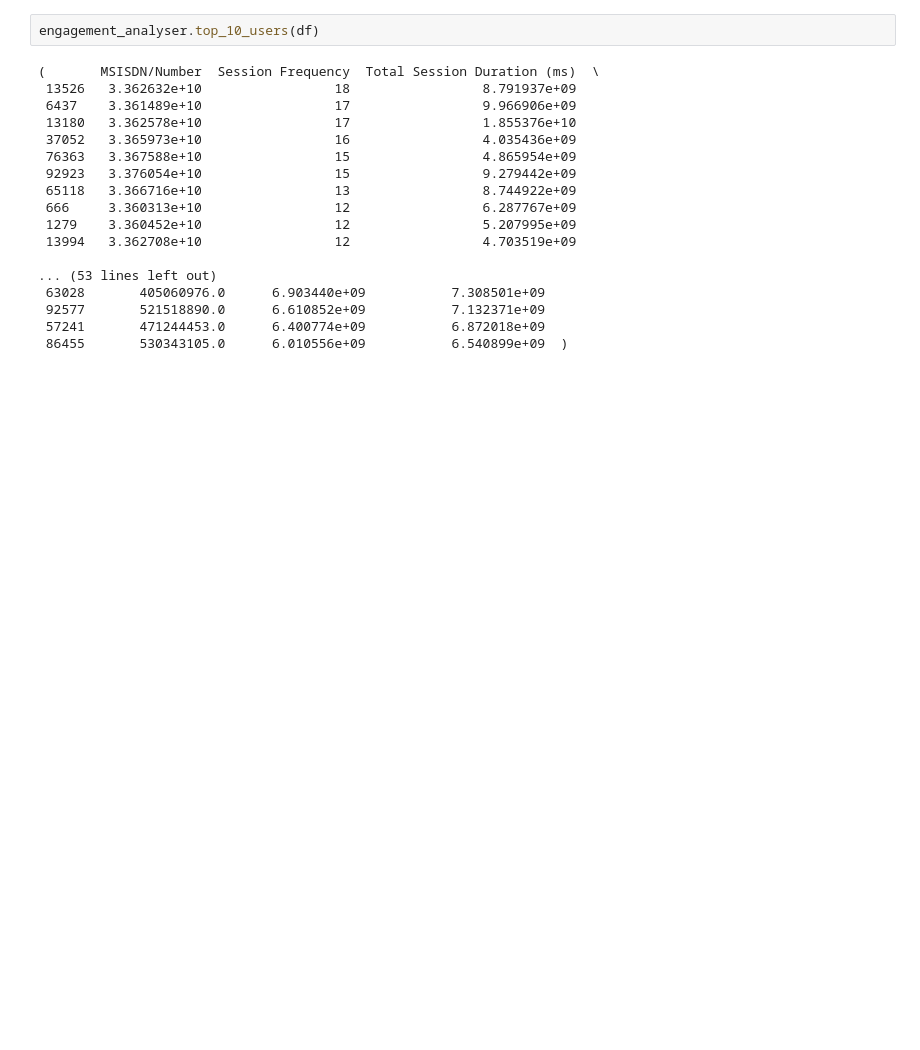
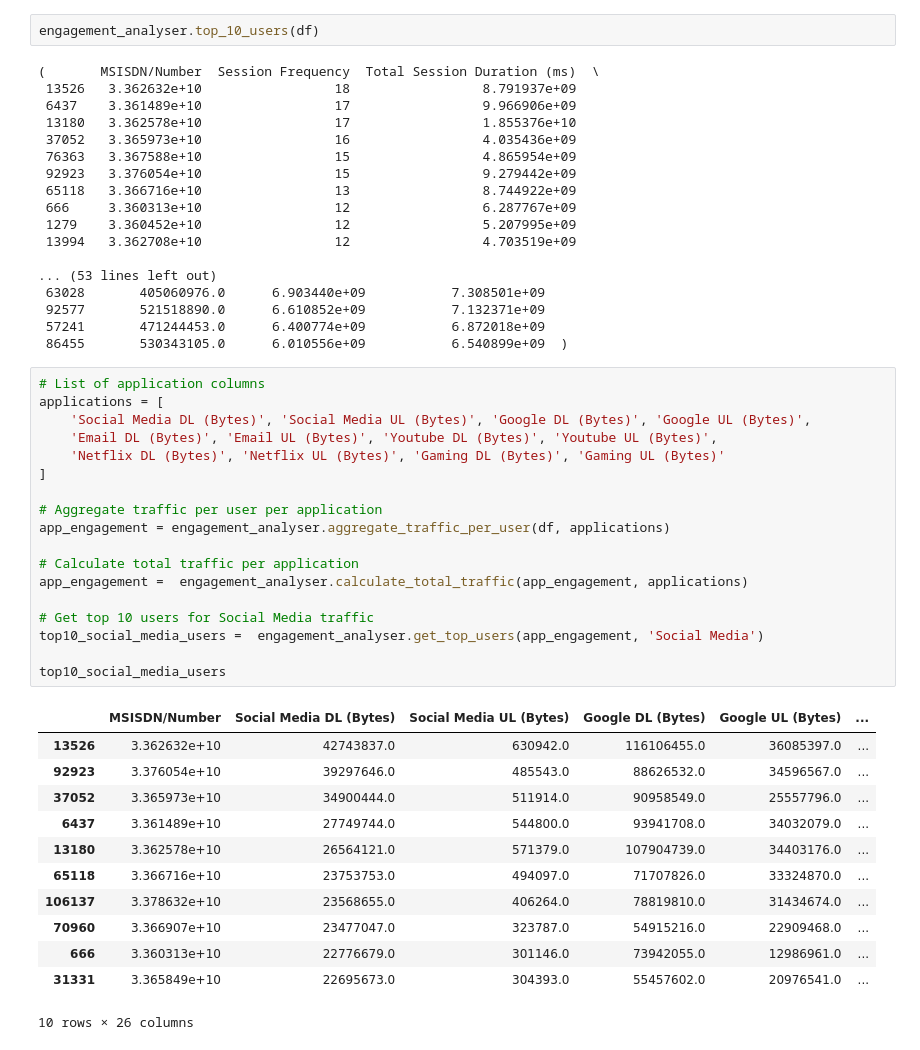
Before and after one commit to GetieBalew24/TellCo_Telecom_Analysis, a Jupyter notebook: notebooks/user_engagement_analysis.ipynb, the cells around one changed output. Saved outputs shown, nothing was run; the diff lists cells and outputs as text; blank space fills up the shorter version.

Commit message:
Aggregates the traffic per user

```diff
--- a/notebooks/user_engagement_analysis.ipynb
+++ b/notebooks/user_engagement_analysis.ipynb
@@ -119,3 +119,34 @@ engagement_analyser.top_10_users(df)
  92577       521518890.0      6.610852e+09           7.132371e+09
  57241       471244453.0      6.400774e+09           6.872018e+09
  86455       530343105.0      6.010556e+09           6.540899e+09  )
+# %%
+# List of application columns
+applications = [
+    'Social Media DL (Bytes)', 'Social Media UL (Bytes)', 'Google DL (Bytes)', 'Google UL (Bytes)',
+    'Email DL (Bytes)', 'Email UL (Bytes)', 'Youtube DL (Bytes)', 'Youtube UL (Bytes)',
+    'Netflix DL (Bytes)', 'Netflix UL (Bytes)', 'Gaming DL (Bytes)', 'Gaming UL (Bytes)'
+]
+
+# Aggregate traffic per user per application
+app_engagement = engagement_analyser.aggregate_traffic_per_user(df, applications)
+
+# Calculate total traffic per application
+app_engagement =  engagement_analyser.calculate_total_traffic(app_engagement, applications)
+
+# Get top 10 users for Social Media traffic
+top10_social_media_users =  engagement_analyser.get_top_users(app_engagement, 'Social Media')
+
+top10_social_media_users
+# %% [output]
+|  | MSISDN/Number | Social Media DL (Bytes) | Social Media UL (Bytes) | Google DL (Bytes) | Google UL (Bytes) | ... |
+| 13526 | 3.362632e+10 | 42743837.0 | 630942.0 | 116106455.0 | 36085397.0 | ... |
+| 92923 | 3.376054e+10 | 39297646.0 | 485543.0 | 88626532.0 | 34596567.0 | ... |
+| 37052 | 3.365973e+10 | 34900444.0 | 511914.0 | 90958549.0 | 25557796.0 | ... |
+| 6437 | 3.361489e+10 | 27749744.0 | 544800.0 | 93941708.0 | 34032079.0 | ... |
+| 13180 | 3.362578e+10 | 26564121.0 | 571379.0 | 107904739.0 | 34403176.0 | ... |
+| 65118 | 3.366716e+10 | 23753753.0 | 494097.0 | 71707826.0 | 33324870.0 | ... |
+| 106137 | 3.378632e+10 | 23568655.0 | 406264.0 | 78819810.0 | 31434674.0 | ... |
+| 70960 | 3.366907e+10 | 23477047.0 | 323787.0 | 54915216.0 | 22909468.0 | ... |
+| 666 | 3.360313e+10 | 22776679.0 | 301146.0 | 73942055.0 | 12986961.0 | ... |
+| 31331 | 3.365849e+10 | 22695673.0 | 304393.0 | 55457602.0 | 20976541.0 | ... |
+10 rows × 26 columns
```
Also changed, not shown: 1 other file.
